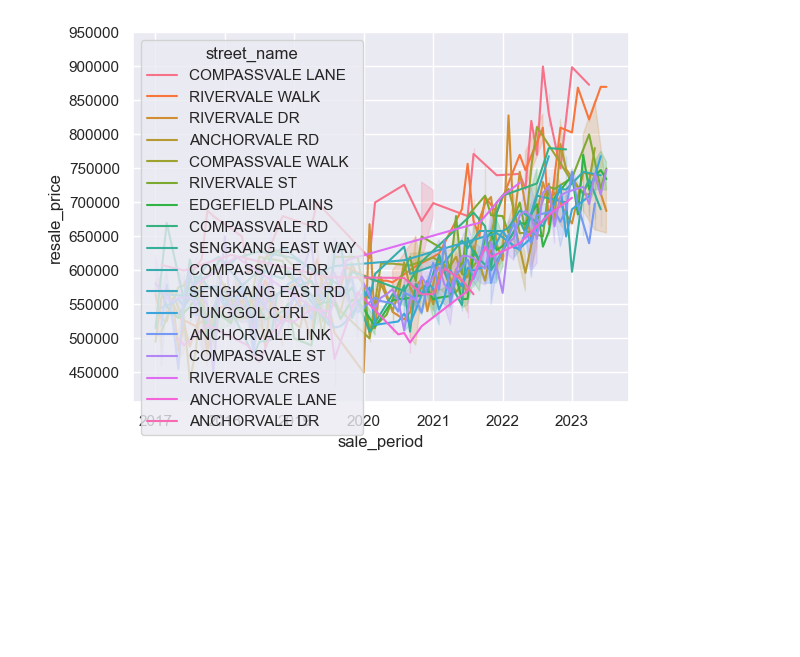
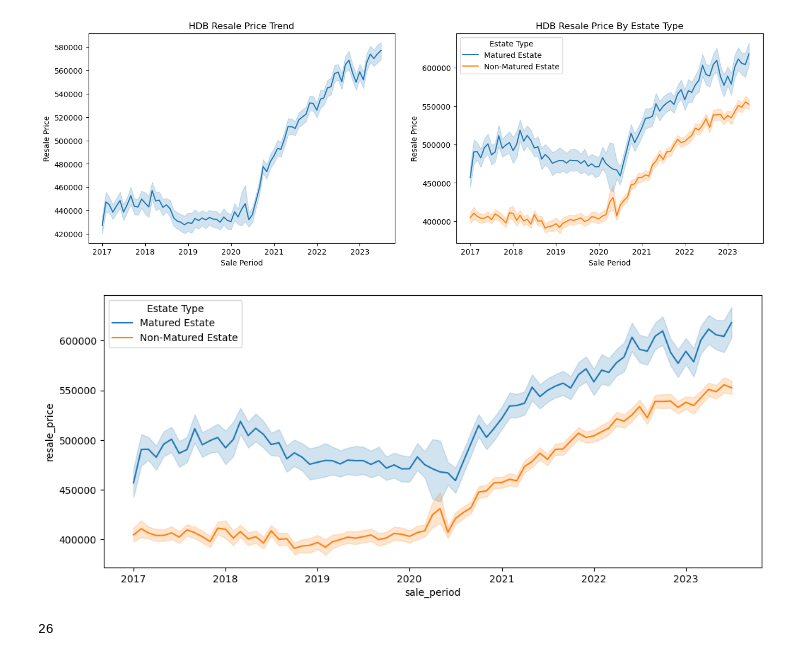
Before and after one commit to ezekielkoh/EDA-HDB-Resale-Prices, a Jupyter notebook: hdb_resale.ipynb, the cells around one changed output. Cells and saved outputs as stored; diff of their text form; code cells hidden in the pictures; blank space fills up the shorter version.

```diff
--- a/hdb_resale.ipynb
+++ b/hdb_resale.ipynb
@@ -94,30 +100,8 @@ df = df[['town',
          'street_name',
          'resale_price',
          'sale_period',
-         'remaining_lease_years',
          'remaining_lease_months',
          'storey_range']]
 # %%
 # filter year column from 2017 onwards
 df_filtered = df[df['sale_period'].dt.year >= 2017]
-
-# filter out selected flat_models
-flat_filters = ['EXECUTIVE']
-town_filters = ['PUNGGOL','SENGKANG']
-# street_filters = ['PUNGGOL CTRL']
-df_filtered = df_filtered[df_filtered['flat_type'].isin(flat_filters) & df_filtered['town'].isin(town_filters)]
-# %%
-# sort by resale_price in descending order
-df_filtered.sort_values(by='resale_price', ascending=False, inplace=True)
-# %%
-# plot resale_price vs sale_period with street_name as hue
-import matplotlib.pyplot as plt
-import seaborn as sns
-sns.set()
-
-# plot resale_price vs sale_period with street_name as hue
-sns.lineplot(x='sale_period', y='resale_price', hue='street_name', data=df_filtered)
-plt.yticks(np.arange(450000,1000000,50000))
-plt.show()
-# %% [output]
-[figure, removed]
@@ -123,0 +111,40 @@ plt.show()
+# %%
+# create 2 subplots
+fig, (ax1, ax2) = plt.subplots(1, 2, figsize=(16,5))
+
+# create seaborn lineplot in ax1
+sns.lineplot(
+    x='sale_period',
+    y='resale_price',
+    data=df_filtered,
+    ax=ax1)
+ax1.set_title('HDB Resale Price Trend')
+ax1.set_ylabel('Resale Price')
+ax1.set_xlabel('Sale Period')
+
+# create seaborn lineplot in ax2
+sns.lineplot(
+    x='sale_period',
+    y='resale_price',
+    data=df_filtered,
+    hue='Estate Type',
+    ax=ax2)
+ax2.set_title('HDB Resale Price By Estate Type')
+ax2.set_ylabel('Resale Price')
+ax2.set_xlabel('Sale Period')
+
+# display plots
+plt.show()
+# %% [output]
+[figure, added]
+# %%
+plt.subplots(figsize=(12,5))
+sns.lineplot(x='sale_period', y='resale_price', data=df_filtered, hue='Estate Type')
+plt.show()
+# %% [output]
+[figure, added]
+# %%
+num_towns = len(df['town'].unique())
+print(num_towns)
+# %% [output]
+26
```
Also changed, not shown: parts of 14 cells of this notebook.
